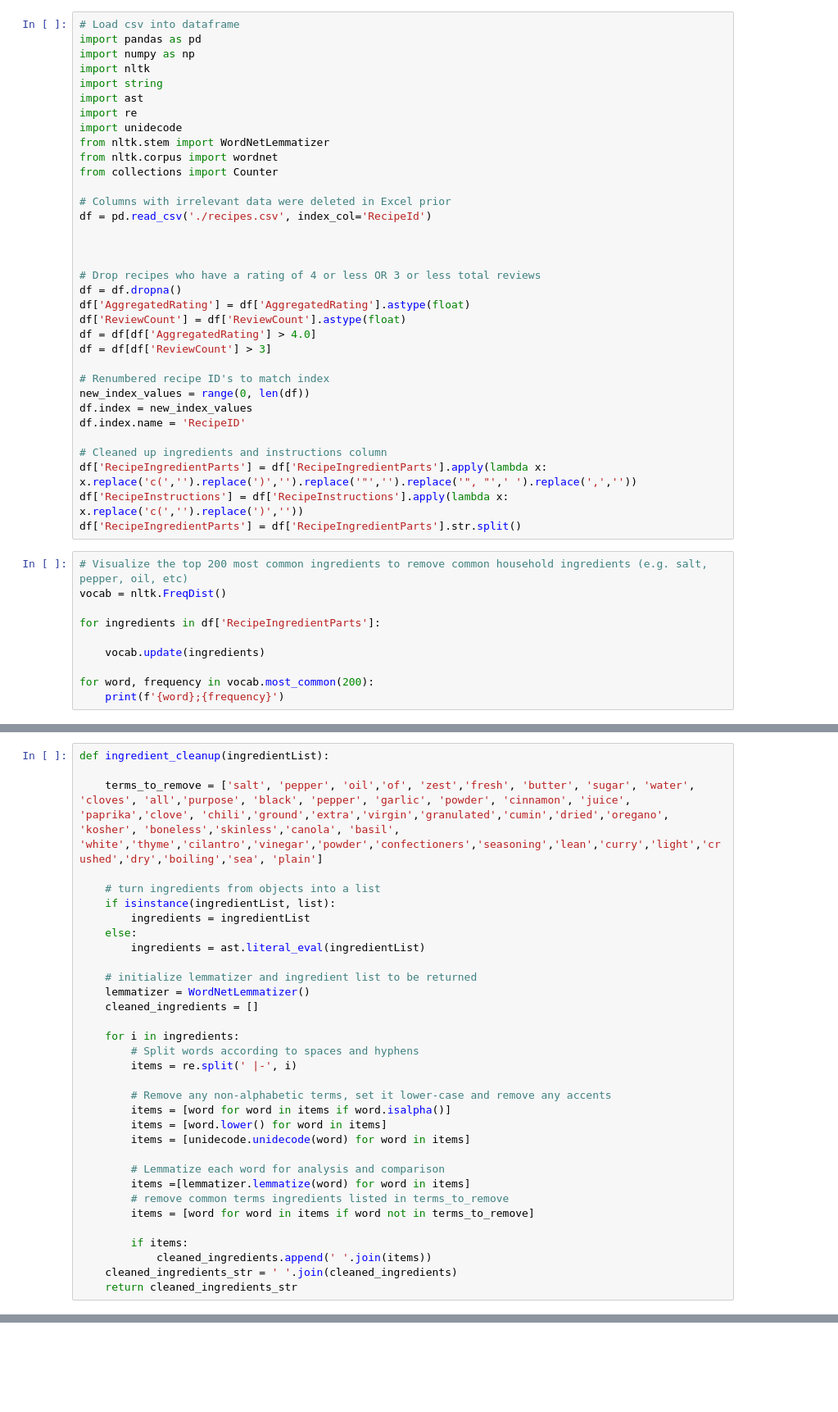
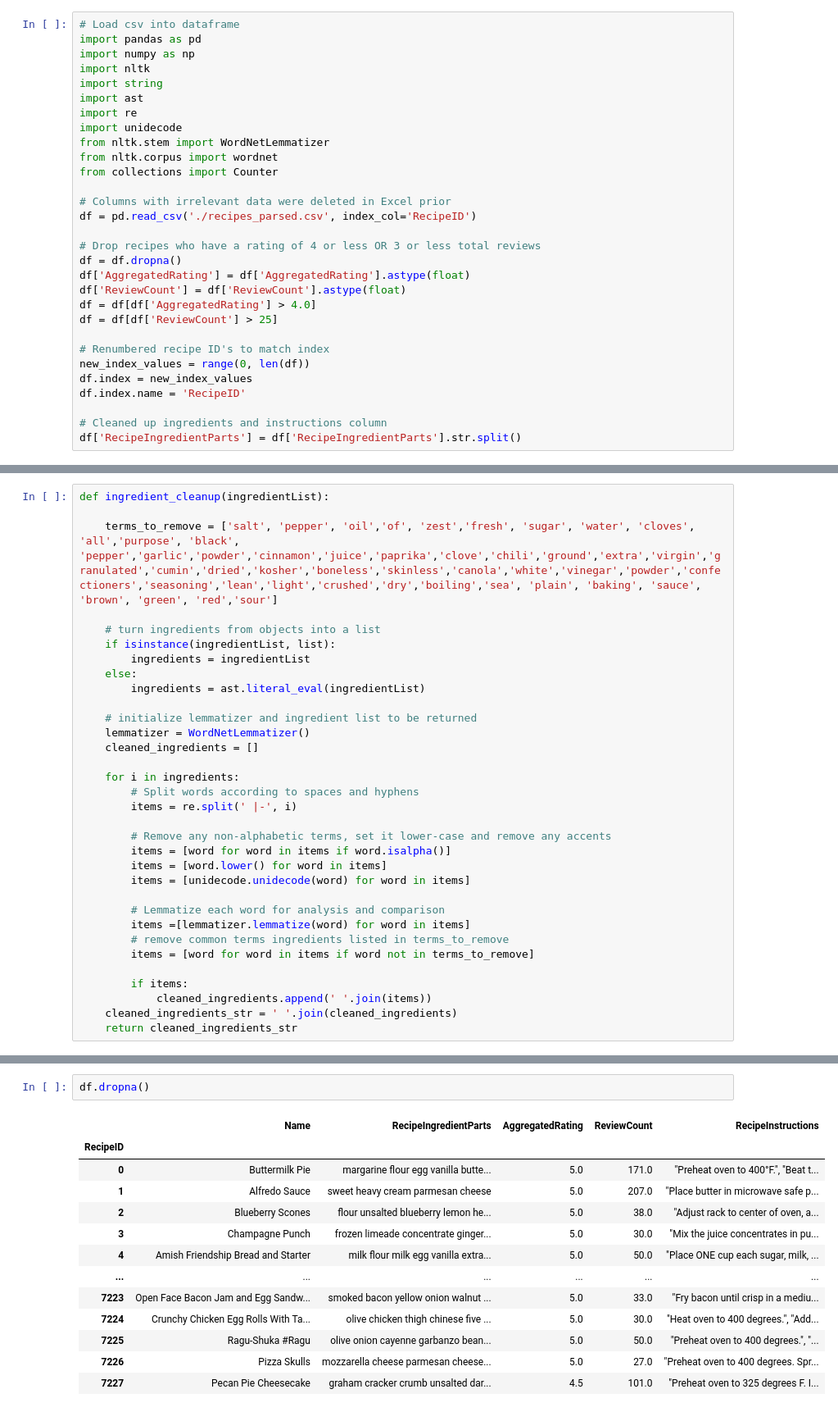
Before and after one commit to gazawayjd/RecipeRecommender, a Jupyter notebook: Data Processing_Visualization.ipynb, the cells around one changed output, grey strips where cells are left out. Shown: that part at 82% size. Cells and saved outputs as stored; diff of their text form; blank space fills up the shorter version.

```diff
--- a/Data Processing_Visualization.ipynb
+++ b/Data Processing_Visualization.ipynb
@@ -12,16 +12,14 @@ from nltk.corpus import wordnet
 from collections import Counter
 
 # Columns with irrelevant data were deleted in Excel prior
-df = pd.read_csv('./recipes.csv', index_col='RecipeId')
-
-
+df = pd.read_csv('./recipes_parsed.csv', index_col='RecipeID')
 
 # Drop recipes who have a rating of 4 or less OR 3 or less total reviews
 df = df.dropna()
 df['AggregatedRating'] = df['AggregatedRating'].astype(float)
 df['ReviewCount'] = df['ReviewCount'].astype(float)
 df = df[df['AggregatedRating'] > 4.0]
-df = df[df['ReviewCount'] > 3]
+df = df[df['ReviewCount'] > 25]
 
 # Renumbered recipe ID's to match index
 new_index_values = range(0, len(df))
@@ -29,16 +27,4 @@ df.index = new_index_values
 df.index.name = 'RecipeID'
 
 # Cleaned up ingredients and instructions column
-df['RecipeIngredientParts'] = df['RecipeIngredientParts'].apply(lambda x: x.replace('c(','').replace(')','').replace('"','').replace('", "',' ').replace(',',''))
-df['RecipeInstructions'] = df['RecipeInstructions'].apply(lambda x: x.replace('c(','').replace(')',''))
 df['RecipeIngredientParts'] = df['RecipeIngredientParts'].str.split()
-# %%
-# Visualize the top 200 most common ingredients to remove common household ingredients (e.g. salt, pepper, oil, etc)
-vocab = nltk.FreqDist()
-
-for ingredients in df['RecipeIngredientParts']:
-
-    vocab.update(ingredients)
-
-for word, frequency in vocab.most_common(200):
-    print(f'{word};{frequency}')
@@ -63,7 +31,7 @@ warm;787
 # %%
 def ingredient_cleanup(ingredientList):
 
-    terms_to_remove = ['salt', 'pepper', 'oil','of', 'zest','fresh', 'butter', 'sugar', 'water', 'cloves', 'all','purpose', 'black', 'pepper', 'garlic', 'powder', 'cinnamon', 'juice', 'paprika','clove', 'chili','ground','extra','virgin','granulated','cumin','dried','oregano', 'kosher', 'boneless','skinless','canola', 'basil', 'white','thyme','cilantro','vinegar','powder','confectioners','seasoning','lean','curry','light','crushed','dry','boiling','sea', 'plain']
+    terms_to_remove = ['salt', 'pepper', 'oil','of', 'zest','fresh', 'sugar', 'water', 'cloves', 'all','purpose', 'black', 'pepper','garlic','powder','cinnamon','juice','paprika','clove','chili','ground','extra','virgin','granulated','cumin','dried','kosher','boneless','skinless','canola','white','vinegar','powder','confectioners','seasoning','lean','light','crushed','dry','boiling','sea', 'plain', 'baking', 'sauce', 'brown', 'green', 'red','sour']
 
     # turn ingredients from objects into a list
     if isinstance(ingredientList, list):
@@ -108,0 +87,16 @@ df.head()
+# %%
+df.dropna()
+# %% [output]
+|  | Name | RecipeIngredientParts | AggregatedRating | ReviewCount | RecipeInstructions |
+| RecipeID |  |  |  |  |  |
+| 0 | Buttermilk Pie | margarine flour egg vanilla butte... | 5.0 | 171.0 | "Preheat oven to 400°F.", "Beat t... |
+| 1 | Alfredo Sauce | sweet heavy cream parmesan cheese | 5.0 | 207.0 | "Place butter in microwave safe p... |
+| 2 | Blueberry Scones | flour unsalted blueberry lemon he... | 5.0 | 38.0 | "Adjust rack to center of oven, a... |
+| 3 | Champagne Punch | frozen limeade concentrate ginger... | 5.0 | 30.0 | "Mix the juice concentrates in pu... |
+| 4 | Amish Friendship Bread and Starter | milk flour milk egg vanilla extra... | 5.0 | 50.0 | "Place ONE cup each sugar, milk, ... |
+| ... | ... | ... | ... | ... | ... |
+| 7223 | Open Face Bacon Jam and Egg Sandw... | smoked bacon yellow onion walnut ... | 5.0 | 33.0 | "Fry bacon until crisp in a mediu... |
+| 7224 | Crunchy Chicken Egg Rolls With Ta... | olive chicken thigh chinese five ... | 5.0 | 30.0 | "Heat oven to 400 degrees.", "Add... |
+| 7225 | Ragu-Shuka #Ragu | olive onion cayenne garbanzo bean... | 5.0 | 50.0 | "Preheat oven to 400 degrees.", "... |
+| 7226 | Pizza Skulls | mozzarella cheese parmesan cheese... | 5.0 | 27.0 | "Preheat oven to 400 degrees. Spr... |
+| 7227 | Pecan Pie Cheesecake | graham cracker crumb unsalted dar... | 4.5 | 101.0 | "Preheat oven to 325 degrees F. I... |
```
Also changed, not shown: parts of 8 cells of this notebook, 6 other files.
